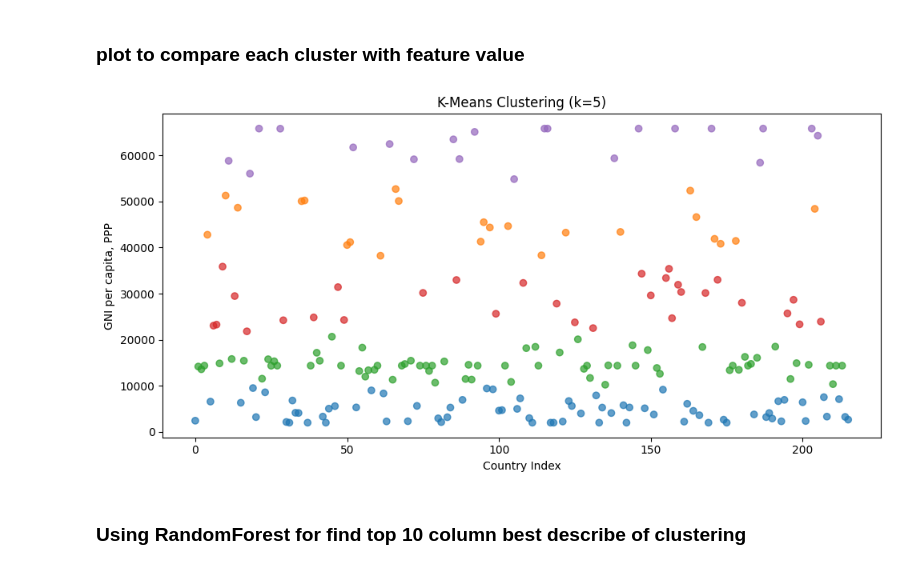
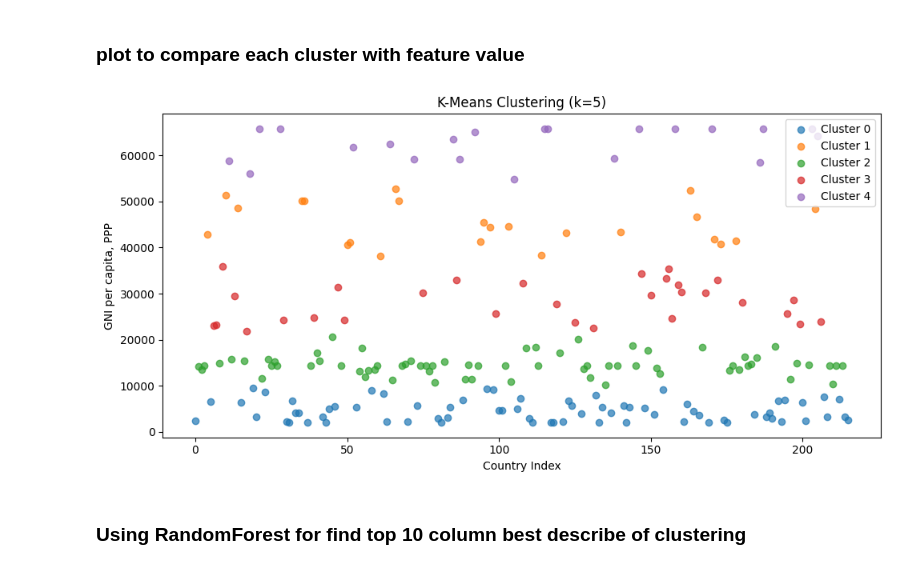
Before and after one commit to NareMu/ML-Classification-and-Clustering-Project, a Jupyter notebook: proj1/part2-1.ipynb, the cells around one changed output. Saved outputs shown, nothing was run; the diff lists cells and outputs as text; code cells hidden in the pictures.

```diff
--- a/proj1/part2-1.ipynb
+++ b/proj1/part2-1.ipynb
@@ -336,16 +336,25 @@ def create_pca_scatterplot(X_scaled, X_clusters):
 # %%
 fig, ax = plt.subplots(figsize=(10, 5))
 
-# K-Means
-colors_km = plt.cm.tab10(clustering_df['KMeans_Cluster'])
-ax.scatter(range(len(clustering_df)), clustering_df[feature_col], c=colors_km, alpha=0.7)
+for cluster_id in range(5):
+    mask = clustering_df['KMeans_Cluster'] == cluster_id
+    cluster_data = clustering_df[mask]
+
+    ax.scatter(
+        cluster_data.index,
+        cluster_data[feature_col],
+        label=f'Cluster {cluster_id}',
+        alpha=0.7
+    )
+
 ax.set_title(f'K-Means Clustering (k={best_k})')
 ax.set_xlabel('Country Index')
 ax.set_ylabel('GNI per capita, PPP')
+ax.legend(loc='upper right')
 plt.tight_layout()
 plt.show()
 # %% [output]
-[figure, old version]
+[figure, new version]
 # %% [markdown]
 ### Using RandomForest for find top 10 column best describe of clustering
 # %%
```
Also changed, not shown: 2 other files.
